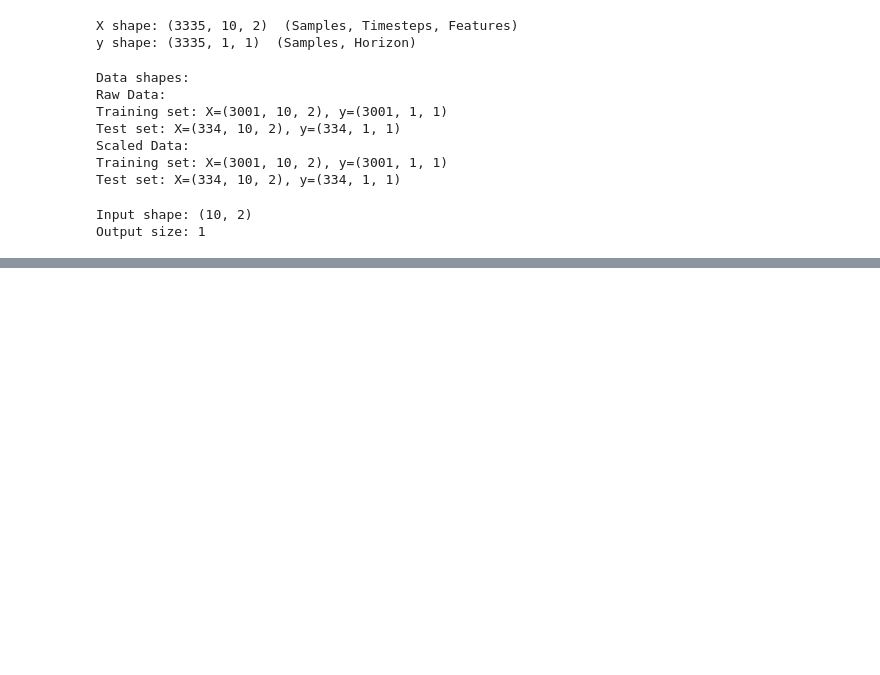
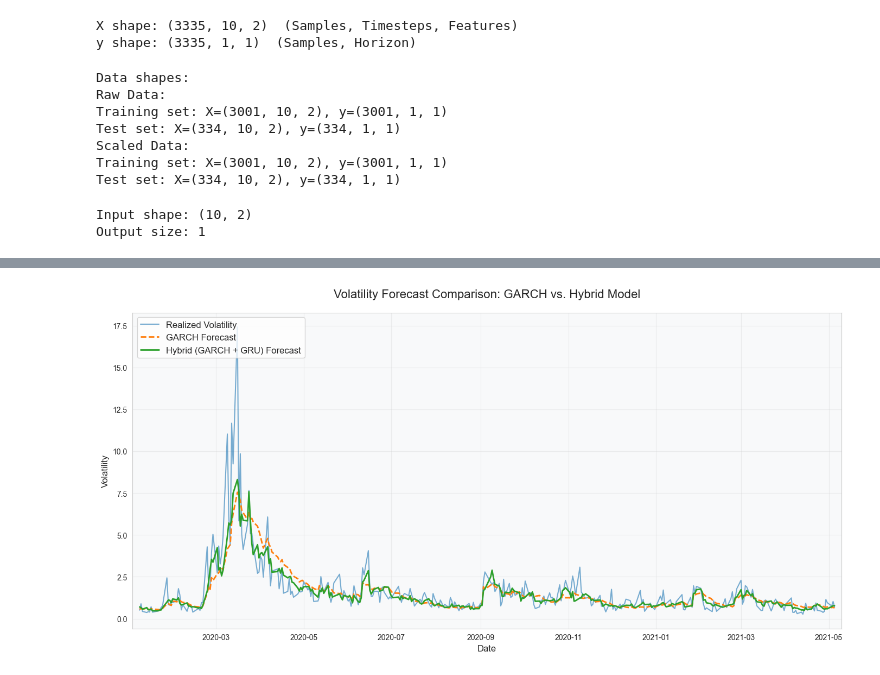
Before and after one commit to YahyaGhallali/VolatilityForecast, a Jupyter notebook: Code/Hybrid/Main.ipynb, the cells around one changed output, grey strips where cells are left out. Drawn from its saved outputs; the diff is of its cells as text; code cells hidden in the pictures; blank space fills up the shorter version.

Commit message:
update readme, add plot hybrid

```diff
--- a/Code/Hybrid/Main.ipynb
+++ b/Code/Hybrid/Main.ipynb
@@ -502,3 +502,14 @@ vol_res_back = np.sqrt(garch_var[(r_daily.index >= y_pred_df.index[0]) & (r_dail
 # %%
 real_vol_target = np.sqrt(test_target_var[(r_daily.index >= y_pred_df.index[0]) & (r_daily.index <= y_pred_df.index[-1])]["Variance_Target"])
 # real_vol_target
+# %%
+fin_df = pd.DataFrame(
+    {
+        "Hybrid_Volatility_Forecast": vol_res_back,
+        "Realized_Volatility": real_vol_target.values,
+        "Garch_volatility_Forecast": np.sqrt(garch_var[(r_daily.index >= y_pred_df.index[0]) & (r_daily.index <= y_pred_df.index[-1])]["GARCH_Variance_Forecast"]).values,
+    },
+    index=real_vol_target.index,
+)
+
+fin_df.head()
@@ -505,3 +524,34 @@ real_vol_target = np.sqrt(test_target_var[(r_daily.index >= y_pred_df.index[0])
+# %%
+# Create a professional plot for the volatility forecasts
+plt.figure(figsize=(14, 7))
+
+# Plot Realized Volatility
+plt.plot(fin_df.index, fin_df['Realized_Volatility'],
+         label='Realized Volatility', color='#1f77b4', alpha=0.6, linewidth=1.5)
+
+# Plot GARCH Forecast
+plt.plot(fin_df.index, fin_df['Garch_volatility_Forecast'],
+         label='GARCH Forecast', color='#ff7f0e', linestyle='--', linewidth=2)
+
+# Plot Hybrid Forecast
+plt.plot(fin_df.index, fin_df['Hybrid_Volatility_Forecast'],
+         label='Hybrid (GARCH + GRU) Forecast', color='#2ca02c', linewidth=2)
+
+# Formatting
+plt.title('Volatility Forecast Comparison: GARCH vs. Hybrid Model', fontsize=16, pad=20)
+plt.xlabel('Date', fontsize=12)
+plt.ylabel('Volatility', fontsize=12)
+plt.legend(fontsize=12, loc='upper left')
+plt.grid(True, alpha=0.3)
+plt.margins(x=0.01)
+
+# Add a subtle background color for better readability
+plt.gca().set_facecolor('#f8f9fa')
+
+plt.tight_layout()
+plt.show()
+# %% [output]
+[figure, added]
 # %%
 print("Evaluation Metrics Naive Model:")
 print("     MAE:", mean_absolute_error(np.sqrt(test_target_var[r_daily.index > split_date]).iloc[1:], np.sqrt(test_target_var[r_daily.index > split_date]).shift(1).dropna()))
```
Also changed, not shown: parts of 7 cells of this notebook, 7 other files.
